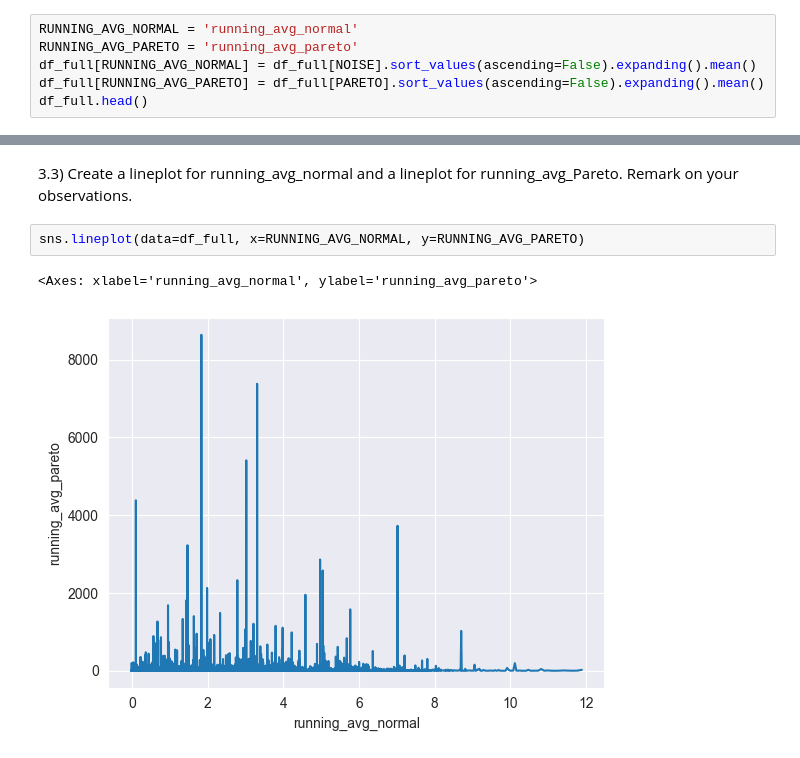
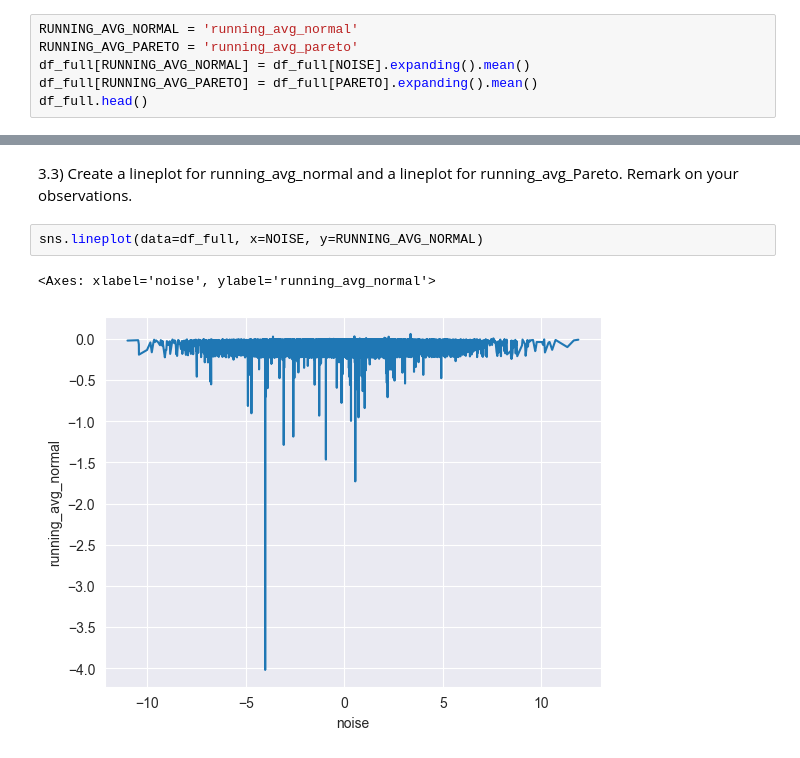
Before and after one commit to ipacheco9311/CS-577-07-Data-Science-Fall-2025, a Jupyter notebook: Assignments/Assignment2/src/assignment2.ipynb, the cells around one changed output, grey strips where cells are left out. Cells and saved outputs as stored; diff of their text form.

```diff
--- a/Assignments/Assignment2/src/assignment2.ipynb
+++ b/Assignments/Assignment2/src/assignment2.ipynb
@@ -560,8 +560,8 @@ HINT: Check out the .expanding() and .mean() methods for pandas Series objects
 # %%
 RUNNING_AVG_NORMAL = 'running_avg_normal'
 RUNNING_AVG_PARETO = 'running_avg_pareto'
-df_full[RUNNING_AVG_NORMAL] = df_full[NOISE].sort_values(ascending=False).expanding().mean()
-df_full[RUNNING_AVG_PARETO] = df_full[PARETO].sort_values(ascending=False).expanding().mean()
+df_full[RUNNING_AVG_NORMAL] = df_full[NOISE].expanding().mean()
+df_full[RUNNING_AVG_PARETO] = df_full[PARETO].expanding().mean()
 df_full.head()
 # %% [output]
 |  | v1 | v2 | v3 | v4 | v5 | noise | pareto | running_avg_normal | running_avg_pareto |
@@ -573,7 +573,7 @@ df_full.head()
 # %% [markdown]
 3.3) Create a lineplot for running_avg_normal and a lineplot for running_avg_Pareto. Remark on your observations.
 # %%
-sns.lineplot(data=df_full, x=RUNNING_AVG_NORMAL, y=RUNNING_AVG_PARETO)
+sns.lineplot(data=df_full, x=NOISE, y=RUNNING_AVG_NORMAL)
 # %% [output]
-<Axes: xlabel='running_avg_normal', ylabel='running_avg_pareto'>
+<Axes: xlabel='noise', ylabel='running_avg_normal'>
-[figure, old version]
+[figure, new version]
```
Also changed, not shown: parts of 7 cells of this notebook, 1 other file.
